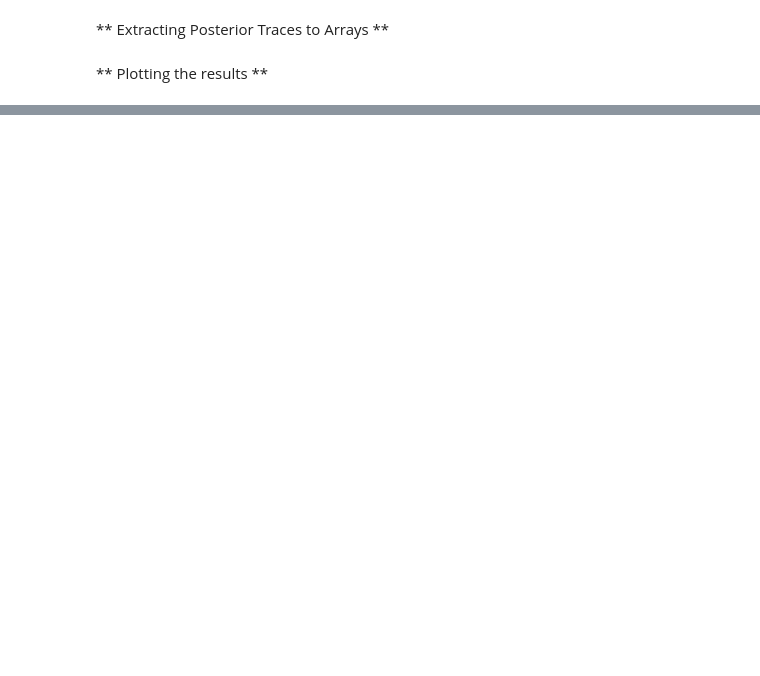
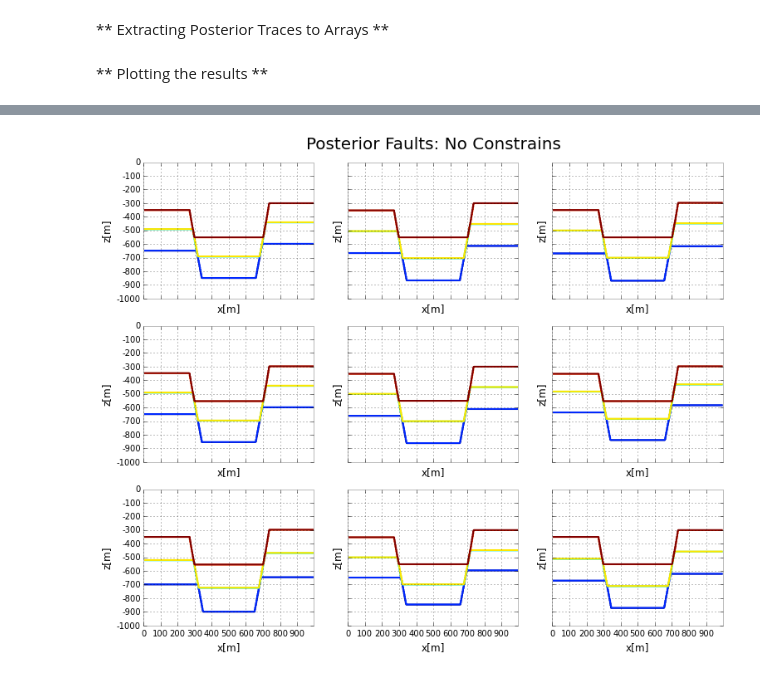
Before and after one commit to Leguark/Thesis, a Jupyter notebook: PyMC geomod-3.ipynb, the cells around one changed output, grey strips where cells are left out. Cells and saved outputs as stored; diff of their text form; code cells hidden in the pictures; blank space fills up the shorter version.

```diff
--- a/PyMC geomod-3.ipynb
+++ b/PyMC geomod-3.ipynb
@@ -207,2 +236,17 @@ for i in section_samples:
+# %%
+i = 0
+fig, axs = plt.subplots(3, 3, sharex=True, sharey=True)
+
+plt.text(0.5, 1.1, "Posterior Faults: No Constrains",
+     horizontalalignment='center',
+        fontsize=20,
+        transform = axs[0,1].transAxes)
+#plt.subplots_adjust(top=2.15)
+#axs[0,1].set_title("Posterior Faults: Non-Constrains", fontsize=20)
+
+for i, g  in enumerate(section_samples):
+    g.plot_section('y',cell_pos=1,colorbar = True,  ax = axs[i- 3*(i/3),i/3], alpha = 1, figsize=(6,6),interpolation= 'nearest' ,ve = 1, geomod_coord= True, contour = True)
+# %% [output]
+[figure, added]
 # %%
 plot(M)
```
Also changed, not shown: parts of 10 cells of this notebook, 15 other files.
